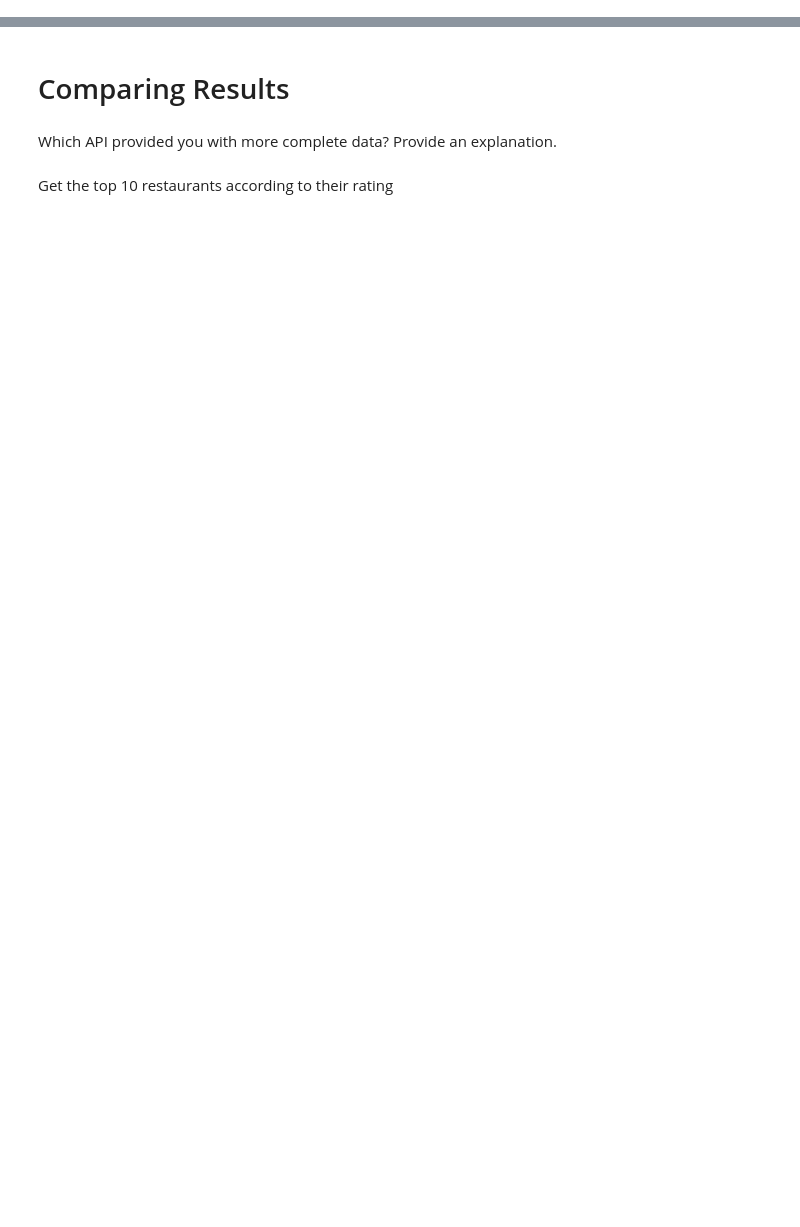
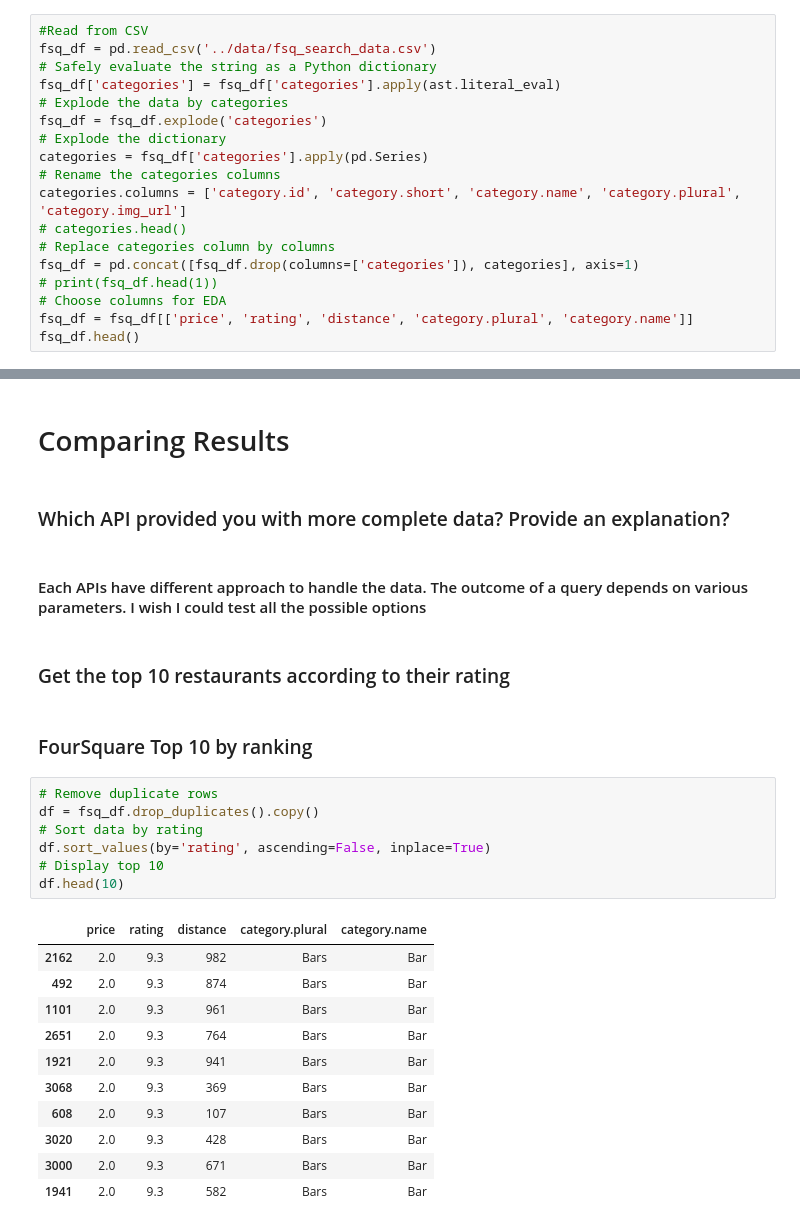
Before and after one commit to romansokolik/LHL-Final-Project-Statistical-Modelling-with-Python, a Jupyter notebook: notebooks/yelp_foursquare_EDA.ipynb, the cells around one changed output, grey strips where cells are left out. Cells and saved outputs as stored; diff of their text form; blank space fills up the shorter version.

```diff
--- a/notebooks/yelp_foursquare_EDA.ipynb
+++ b/notebooks/yelp_foursquare_EDA.ipynb
@@ -25,0 +134,18 @@ Put your parsed results into a DataFrame
+# %%
+#Read from CSV
+fsq_df = pd.read_csv('../data/fsq_search_data.csv')
+# Safely evaluate the string as a Python dictionary
+fsq_df['categories'] = fsq_df['categories'].apply(ast.literal_eval)
+# Explode the data by categories
+fsq_df = fsq_df.explode('categories')
+# Explode the dictionary
+categories = fsq_df['categories'].apply(pd.Series)
+# Rename the categories columns
+categories.columns = ['category.id', 'category.short', 'category.name', 'category.plural', 'category.img_url']
+# categories.head()
+# Replace categories column by columns
+fsq_df = pd.concat([fsq_df.drop(columns=['categories']), categories], axis=1)
+# print(fsq_df.head(1))
+# Choose columns for EDA
+fsq_df = fsq_df[['price', 'rating', 'distance', 'category.plural', 'category.name']]
+fsq_df.head()
@@ -26,6 +184,29 @@ Put your parsed results into a DataFrame
 # %% [markdown]
 # Comparing Results
 # %% [markdown]
-Which API provided you with more complete data? Provide an explanation.
+### Which API provided you with more complete data? Provide an explanation?
+# %% [markdown]
+#### Each APIs have different approach to handle the data. The outcome of a query depends on various parameters. I wish I could test all the possible options
 # %% [markdown]
-Get the top 10 restaurants according to their rating
+### Get the top 10 restaurants according to their rating
+# %% [markdown]
+### FourSquare Top 10 by ranking
+# %%
+# Remove duplicate rows
+df = fsq_df.drop_duplicates().copy()
+# Sort data by rating
+df.sort_values(by='rating', ascending=False, inplace=True)
+# Display top 10
+df.head(10)
+# %% [output]
+|  | price | rating | distance | category.plural | category.name |
+| 2162 | 2.0 | 9.3 | 982 | Bars | Bar |
+| 492 | 2.0 | 9.3 | 874 | Bars | Bar |
+| 1101 | 2.0 | 9.3 | 961 | Bars | Bar |
+| 2651 | 2.0 | 9.3 | 764 | Bars | Bar |
+| 1921 | 2.0 | 9.3 | 941 | Bars | Bar |
+| 3068 | 2.0 | 9.3 | 369 | Bars | Bar |
+| 608 | 2.0 | 9.3 | 107 | Bars | Bar |
+| 3020 | 2.0 | 9.3 | 428 | Bars | Bar |
+| 3000 | 2.0 | 9.3 | 671 | Bars | Bar |
+| 1941 | 2.0 | 9.3 | 582 | Bars | Bar |
```
Also changed, not shown: parts of 28 cells of this notebook.
